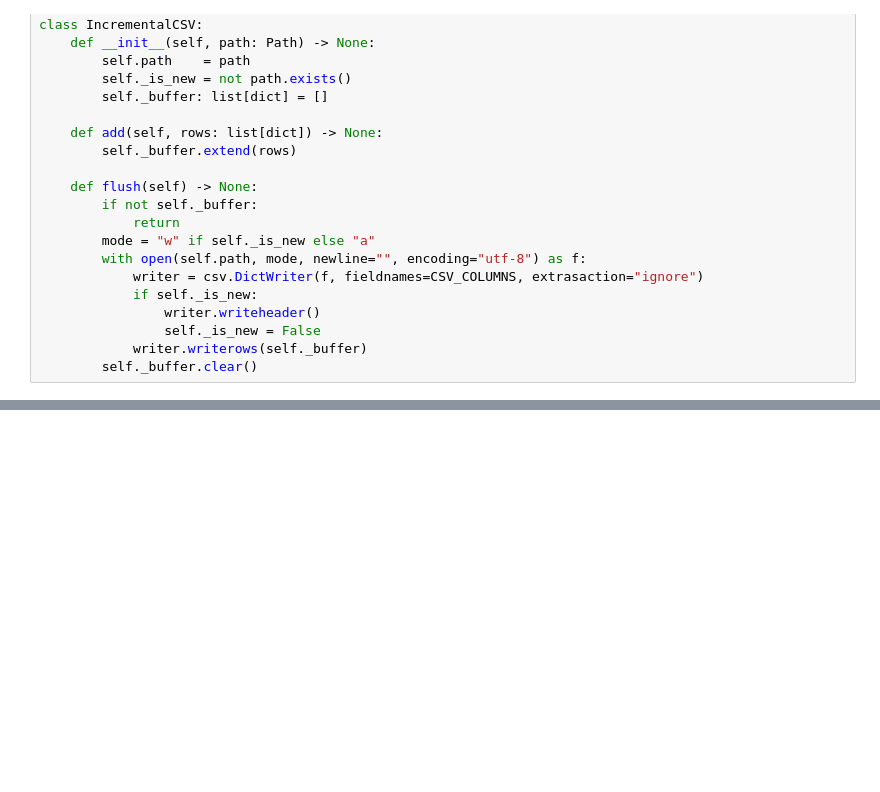
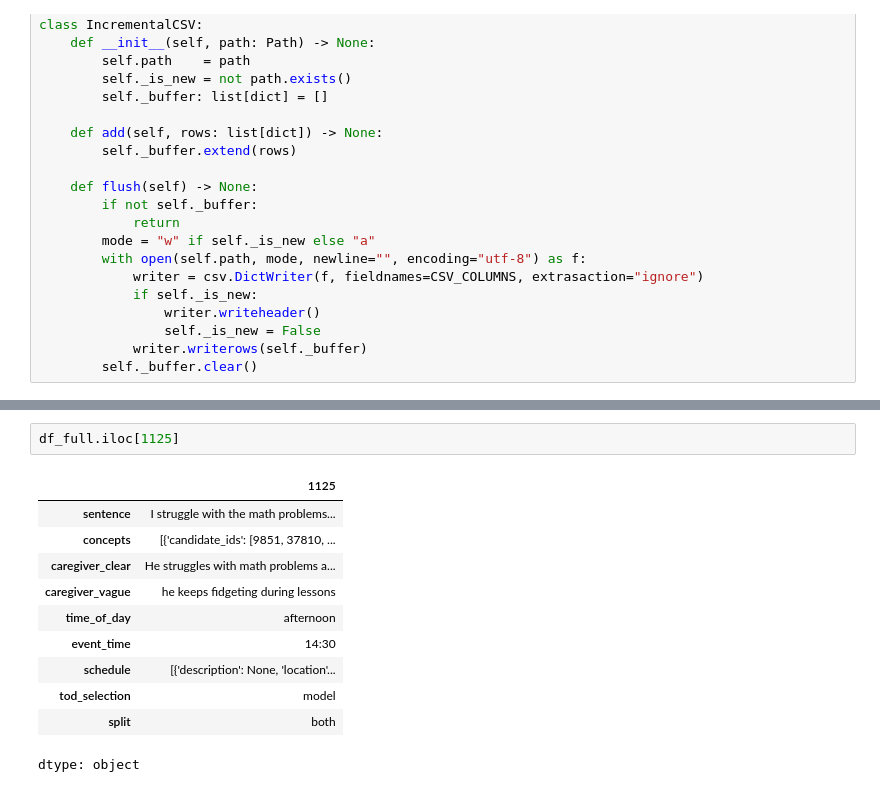
Before and after one commit to lollopelle01/aac-mcp-agent, a Jupyter notebook: eval/cpu/eval_cpu.ipynb, the cells around one changed output, grey strips where cells are left out. Drawn from its saved outputs; the diff is of its cells as text; blank space fills up the shorter version.

```diff
--- a/eval/cpu/eval_cpu.ipynb
+++ b/eval/cpu/eval_cpu.ipynb
@@ -457,0 +535,14 @@ print(f"\nFirst 3 rows example:\n{res.head(3).to_string()}")
+# %%
+df_full.iloc[1125]
+# %% [output]
+|  | 1125 |
+| sentence | I struggle with the math problems... |
+| concepts | [{'candidate_ids': [9851, 37810, ... |
+| caregiver_clear | He struggles with math problems a... |
+| caregiver_vague | he keeps fidgeting during lessons |
+| time_of_day | afternoon |
+| event_time | 14:30 |
+| schedule | [{'description': None, 'location'... |
+| tod_selection | model |
+| split | both |
+dtype: object
```
Also changed, not shown: parts of 13 cells of this notebook.
